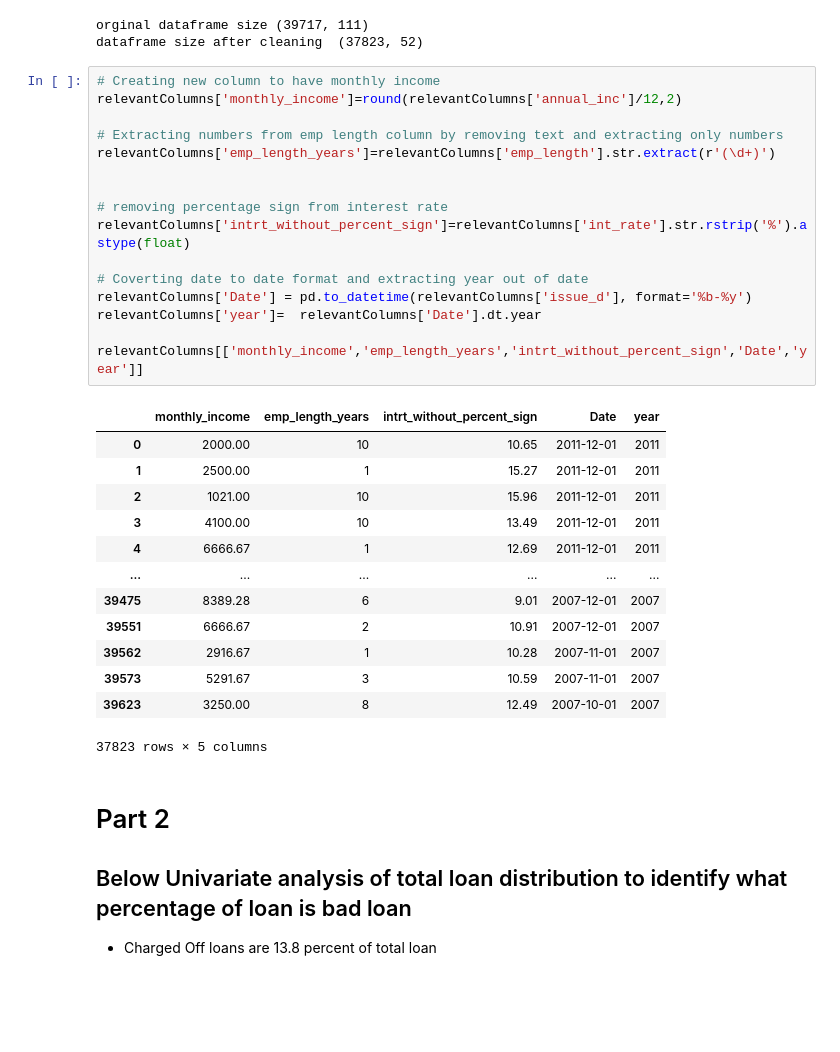
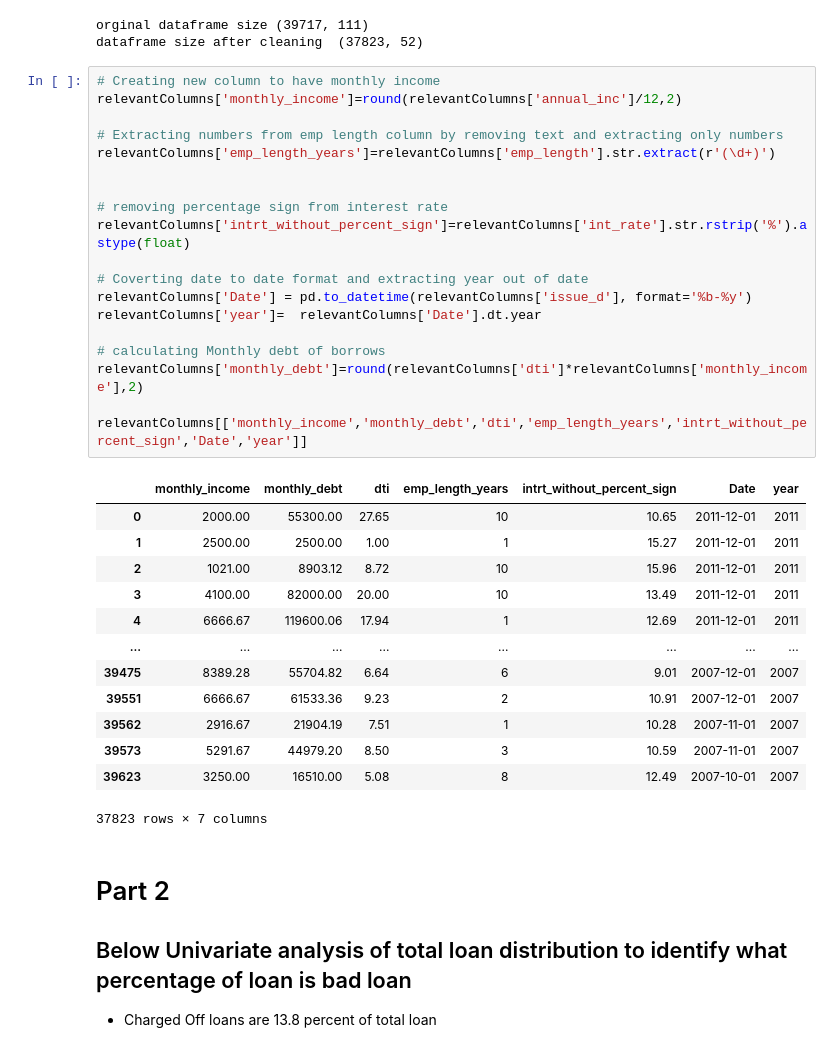
Before and after one commit to gauravtyagi02/lendingclubcasestudy, a Jupyter notebook: LendingCaseClubStudy.ipynb, the cells around one changed output. Drawn from its saved outputs; the diff is of its cells as text; blank space fills up the shorter version.

```diff
--- a/LendingCaseClubStudy.ipynb
+++ b/LendingCaseClubStudy.ipynb
@@ -72,33 +72,36 @@ dataframe size after cleaning  (37823, 52)
 # %%
 # Creating new column to have monthly income
 relevantColumns['monthly_income']=round(relevantColumns['annual_inc']/12,2)
 
 # Extracting numbers from emp length column by removing text and extracting only numbers
 relevantColumns['emp_length_years']=relevantColumns['emp_length'].str.extract(r'(\d+)')
 
 
 # removing percentage sign from interest rate
 relevantColumns['intrt_without_percent_sign']=relevantColumns['int_rate'].str.rstrip('%').astype(float)
 
 # Coverting date to date format and extracting year out of date
 relevantColumns['Date'] = pd.to_datetime(relevantColumns['issue_d'], format='%b-%y')
 relevantColumns['year']=  relevantColumns['Date'].dt.year
 
-relevantColumns[['monthly_income','emp_length_years','intrt_without_percent_sign','Date','year']]
+# calculating Monthly debt of borrows
+relevantColumns['monthly_debt']=round(relevantColumns['dti']*relevantColumns['monthly_income'],2)
+
+relevantColumns[['monthly_income','monthly_debt','dti','emp_length_years','intrt_without_percent_sign','Date','year']]
 # %% [output]
-|  | monthly_income | emp_length_years | intrt_without_percent_sign | Date | year |
-| 0 | 2000.00 | 10 | 10.65 | 2011-12-01 | 2011 |
-| 1 | 2500.00 | 1 | 15.27 | 2011-12-01 | 2011 |
-| 2 | 1021.00 | 10 | 15.96 | 2011-12-01 | 2011 |
-| 3 | 4100.00 | 10 | 13.49 | 2011-12-01 | 2011 |
-| 4 | 6666.67 | 1 | 12.69 | 2011-12-01 | 2011 |
-| ... | ... | ... | ... | ... | ... |
-| 39475 | 8389.28 | 6 | 9.01 | 2007-12-01 | 2007 |
-| 39551 | 6666.67 | 2 | 10.91 | 2007-12-01 | 2007 |
-| 39562 | 2916.67 | 1 | 10.28 | 2007-11-01 | 2007 |
-| 39573 | 5291.67 | 3 | 10.59 | 2007-11-01 | 2007 |
-| 39623 | 3250.00 | 8 | 12.49 | 2007-10-01 | 2007 |
+|  | monthly_income | monthly_debt | dti | emp_length_years | intrt_without_percent_sign | Date | year |
+| 0 | 2000.00 | 55300.00 | 27.65 | 10 | 10.65 | 2011-12-01 | 2011 |
+| 1 | 2500.00 | 2500.00 | 1.00 | 1 | 15.27 | 2011-12-01 | 2011 |
+| 2 | 1021.00 | 8903.12 | 8.72 | 10 | 15.96 | 2011-12-01 | 2011 |
+| 3 | 4100.00 | 82000.00 | 20.00 | 10 | 13.49 | 2011-12-01 | 2011 |
+| 4 | 6666.67 | 119600.06 | 17.94 | 1 | 12.69 | 2011-12-01 | 2011 |
+| ... | ... | ... | ... | ... | ... | ... | ... |
+| 39475 | 8389.28 | 55704.82 | 6.64 | 6 | 9.01 | 2007-12-01 | 2007 |
+| 39551 | 6666.67 | 61533.36 | 9.23 | 2 | 10.91 | 2007-12-01 | 2007 |
+| 39562 | 2916.67 | 21904.19 | 7.51 | 1 | 10.28 | 2007-11-01 | 2007 |
+| 39573 | 5291.67 | 44979.20 | 8.50 | 3 | 10.59 | 2007-11-01 | 2007 |
+| 39623 | 3250.00 | 16510.00 | 5.08 | 8 | 12.49 | 2007-10-01 | 2007 |
-37823 rows × 5 columns
+37823 rows × 7 columns
 # %% [markdown]
 # Part 2
 
```
Also changed, not shown: parts of 8 cells of this notebook.
